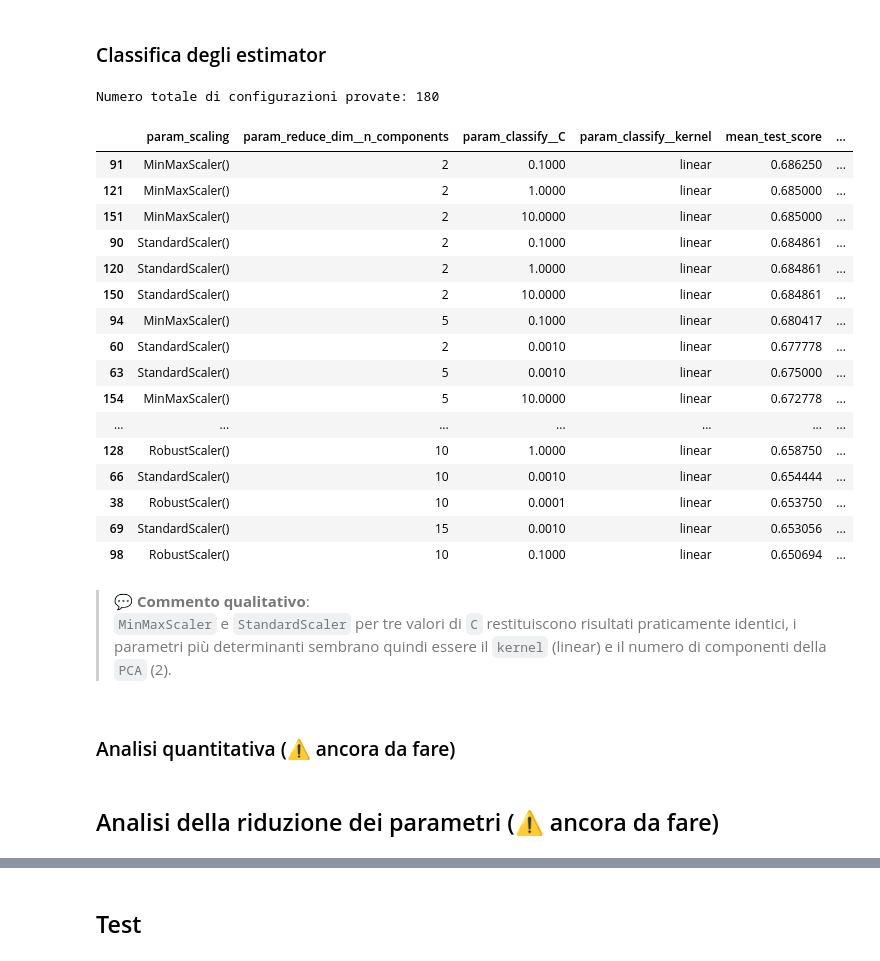
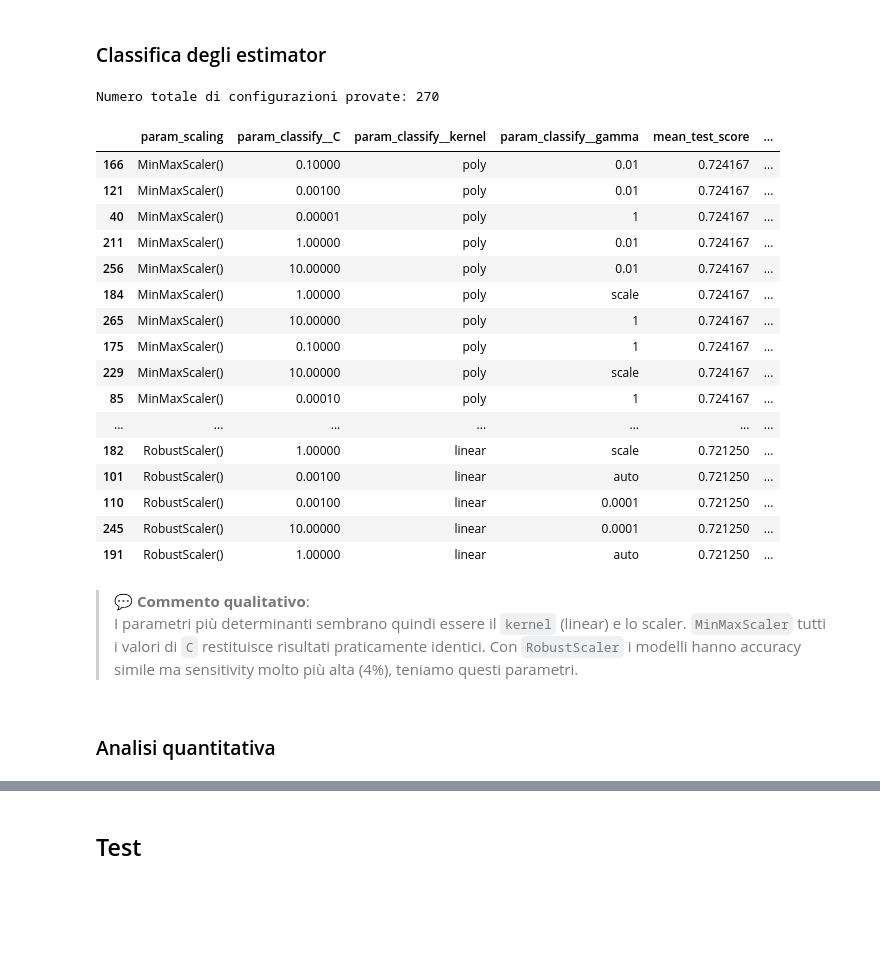
Before and after one commit to zosojack/ml-applications, a Jupyter notebook: first-project/svm_definitivo.ipynb, the cells around one changed output, grey strips where cells are left out. Drawn from its saved outputs; the diff is of its cells as text; code cells hidden in the pictures; blank space fills up the shorter version.

Commit message:
iper-parameters

```diff
--- a/first-project/svm_definitivo.ipynb
+++ b/first-project/svm_definitivo.ipynb
@@ -77,23 +81,19 @@ import pandas as pd
 import os
 
 # Se il risultato esiste già, non ricalcolare tutto
-results_path = "results/risultati_GridSearch_df.pkl"
-model_path = "results/miglior_modello.pkl"
+results_path = "results/SVM/risultati_k_v_C_df.pkl"
 
-if os.path.exists(results_path) and os.path.exists(model_path):
+if os.path.exists(results_path):
     # Carichiamo il DataFrame
     results_df = pd.read_pickle(results_path)
-    # Carichiamo l'oggetto del modello (la Pipeline vincente)
-    with open(model_path, 'rb') as f:
-        best_model = pkl.load(f)
-
 else:
 
-    rkf = RepeatedStratifiedKFold(n_splits=5, n_repeats=20, random_state=42)
+    rkf = RepeatedStratifiedKFold(n_splits=8, n_repeats=10, random_state=42)
 
     N_COMPONENTS_OPTIONS = [2, 5, 10, 15, 20]
     C_OPTIONS = [0.00001, 0.0001, 0.001, 0.1, 1, 10]
-    KERNEL_OPTIONS = ["linear", "poly"] # vince sempre linear ["poly", "rbf", "sigmoid"]
+    KERNEL_OPTIONS = ["linear", "poly", "rbf"] # vince sempre linear ["poly", "rbf", "sigmoid"]
+    GAMMA_OPTIONS = ['scale', 'auto', 0.0001, 0.01, 1]
 
     # 1. Definizione Pipeline #
     pipe = Pipeline([
@@ -101,7 +101,7 @@ else:
         ("scaling", StandardScaler()),
 
         # Step 2: Riduzione dimensionalità (PCA)
-        ("reduce_dim", PCA(random_state=42)),
+        #("reduce_dim", PCA(random_state=42)),
 
         # Step 3: Classificatore
         ("classify", svm.SVC(random_state=42))
@@ -113,13 +113,16 @@ else:
         "scaling": [StandardScaler(), MinMaxScaler(), RobustScaler()],
 
         # Per provare parametri specifici di uno step (PCA)
-        "reduce_dim__n_components": N_COMPONENTS_OPTIONS,
+        #"reduce_dim__n_components": N_COMPONENTS_OPTIONS,
 
         # Per provare parametri del classificatore
         "classify__C": C_OPTIONS,
 
         # Per provare diversi kernel
         "classify__kernel": KERNEL_OPTIONS,
+
+        # Gamma dei kernel
+        "classify__gamma": GAMMA_OPTIONS,
     }
 
     # 3. Configurazione GridSearch #
@@ -128,8 +131,14 @@ else:
         param_grid=param_grid,
         cv=rkf,
         n_jobs=-1, # «Number of jobs to run in parallel. -1 means using all processors»
-        scoring='accuracy'
-    )
+        scoring={
+        'score': 'accuracy',
+        'sensitivity': 'recall'  # recall = sensitivity
+        },
+        refit='score', # «For multiple metric evaluation, needs to be a str denoting the
+        # scorer to use to find the best parameters for refitting the estimator at the end»
+        return_train_score=False
+        )
 
     # 4. Training e Validation (su Segnale B) #
     grid.fit(signal_b, labels)
@@ -143,8 +152,5 @@ else:
 
     # HACK: Per analizzare in un secondo momento
     # Salvataggio dei risultati in un file pickle
-    results_df.to_pickle(results_path)
-
-    with open(model_path, 'wb') as f:
-        pkl.dump(grid.best_estimator_, f)
+    #results_df.to_pickle(results_path)
 # %% [output]
@@ -165,44 +167,45 @@ Fornisce accuracy in validation: 0.6863
 # %%
 # Ciascuna combinazione di parametri è una riga
 print(f"Numero totale di configurazioni provate: {results_df.shape[0]}")
 
 # Selezioniamo solo le colonne interessanti per pulire la vista
 columns_to_show = [
     'param_scaling',
-    'param_reduce_dim__n_components',
     'param_classify__C',
     'param_classify__kernel',
+    'param_classify__gamma',
     'mean_test_score',
     'std_test_score',
+    'mean_test_sensitivity',
     'rank_test_score'
 ]
 
 # Ordiniamo per classifica (rank_test_score)
 analysis = results_df[columns_to_show].sort_values('rank_test_score')
 
 # Se si ha, è comodo aprire analysis in un viewer tipo Data Wrangler
 analysis.head(20)
 # %% [output]
-Numero totale di configurazioni provate: 180
+Numero totale di configurazioni provate: 270
-|  | param_scaling | param_reduce_dim__n_components | param_classify__C | param_classify__kernel | mean_test_score | ... |
-| 91 | MinMaxScaler() | 2 | 0.1000 | linear | 0.686250 | ... |
-| 121 | MinMaxScaler() | 2 | 1.0000 | linear | 0.685000 | ... |
-| 151 | MinMaxScaler() | 2 | 10.0000 | linear | 0.685000 | ... |
-| 90 | StandardScaler() | 2 | 0.1000 | linear | 0.684861 | ... |
-| 120 | StandardScaler() | 2 | 1.0000 | linear | 0.684861 | ... |
-| 150 | StandardScaler() | 2 | 10.0000 | linear | 0.684861 | ... |
-| 94 | MinMaxScaler() | 5 | 0.1000 | linear | 0.680417 | ... |
-| 60 | StandardScaler() | 2 | 0.0010 | linear | 0.677778 | ... |
-| 63 | StandardScaler() | 5 | 0.0010 | linear | 0.675000 | ... |
-| 154 | MinMaxScaler() | 5 | 10.0000 | linear | 0.672778 | ... |
+|  | param_scaling | param_classify__C | param_classify__kernel | param_classify__gamma | mean_test_score | ... |
+| 166 | MinMaxScaler() | 0.10000 | poly | 0.01 | 0.724167 | ... |
+| 121 | MinMaxScaler() | 0.00100 | poly | 0.01 | 0.724167 | ... |
+| 40 | MinMaxScaler() | 0.00001 | poly | 1 | 0.724167 | ... |
+| 211 | MinMaxScaler() | 1.00000 | poly | 0.01 | 0.724167 | ... |
+| 256 | MinMaxScaler() | 10.00000 | poly | 0.01 | 0.724167 | ... |
+| 184 | MinMaxScaler() | 1.00000 | poly | scale | 0.724167 | ... |
+| 265 | MinMaxScaler() | 10.00000 | poly | 1 | 0.724167 | ... |
+| 175 | MinMaxScaler() | 0.10000 | poly | 1 | 0.724167 | ... |
+| 229 | MinMaxScaler() | 10.00000 | poly | scale | 0.724167 | ... |
+| 85 | MinMaxScaler() | 0.00010 | poly | 1 | 0.724167 | ... |
 | ... | ... | ... | ... | ... | ... | ... |
-| 128 | RobustScaler() | 10 | 1.0000 | linear | 0.658750 | ... |
-| 66 | StandardScaler() | 10 | 0.0010 | linear | 0.654444 | ... |
-| 38 | RobustScaler() | 10 | 0.0001 | linear | 0.653750 | ... |
-| 69 | StandardScaler() | 15 | 0.0010 | linear | 0.653056 | ... |
-| 98 | RobustScaler() | 10 | 0.1000 | linear | 0.650694 | ... |
+| 182 | RobustScaler() | 1.00000 | linear | scale | 0.721250 | ... |
+| 101 | RobustScaler() | 0.00100 | linear | auto | 0.721250 | ... |
+| 110 | RobustScaler() | 0.00100 | linear | 0.0001 | 0.721250 | ... |
+| 245 | RobustScaler() | 10.00000 | linear | 0.0001 | 0.721250 | ... |
+| 191 | RobustScaler() | 1.00000 | linear | auto | 0.721250 | ... |
 # %% [markdown]
 > 💬 **Commento qualitativo**: \
-`MinMaxScaler` e `StandardScaler` per tre valori di `C` restituiscono risultati praticamente identici, i parametri più determinanti sembrano quindi essere il `kernel` (linear) e il numero di componenti della `PCA` (2).
+I parametri più determinanti sembrano quindi essere il `kernel` (linear) e lo scaler. `MinMaxScaler` tutti i valori di `C` restituisce risultati praticamente identici. Con `RobustScaler` i modelli hanno accuracy simile ma sensitivity molto più alta (4%), teniamo questi parametri.
 # %% [markdown]
-### Analisi quantitativa (⚠️ ancora da fare)
+### Analisi quantitativa
@@ -211,2 +211,0 @@ Numero totale di configurazioni provate: 180
-# %% [markdown]
-## Analisi della riduzione dei parametri (⚠️ ancora da fare)
```
Also changed, not shown: parts of 29 cells of this notebook, 12 other files.
